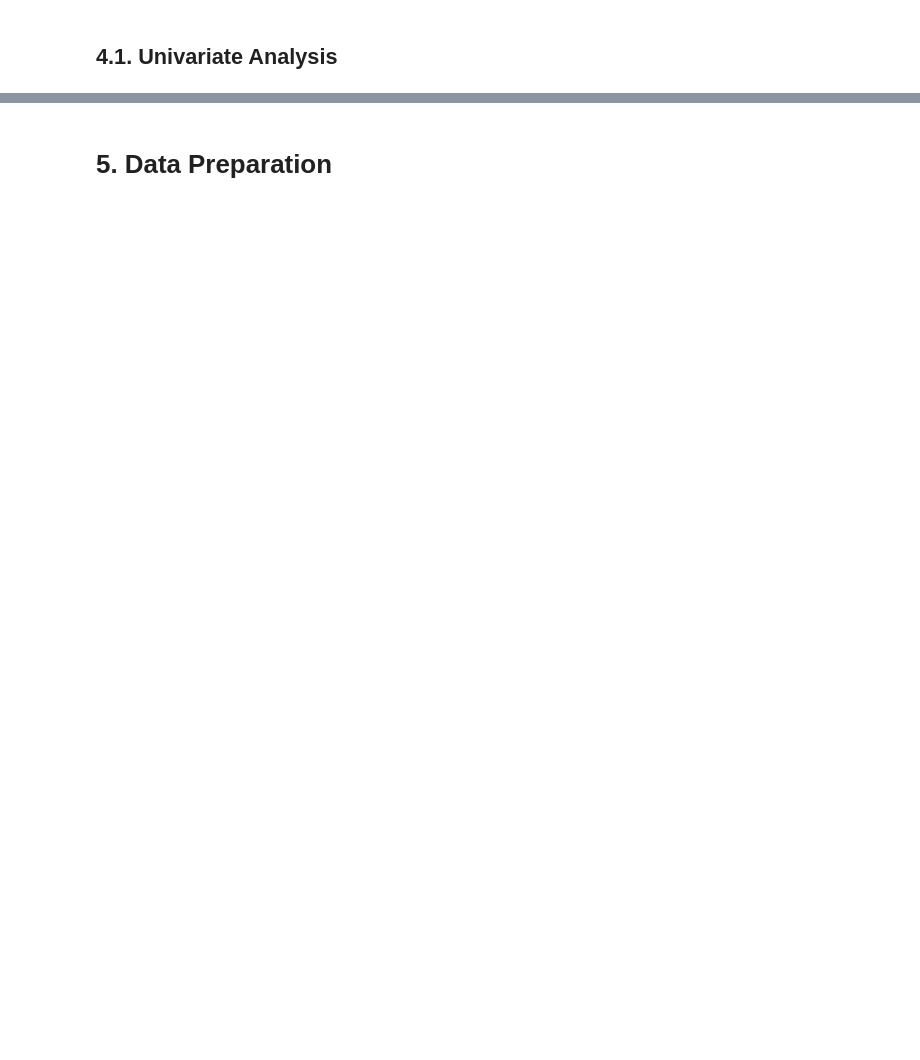
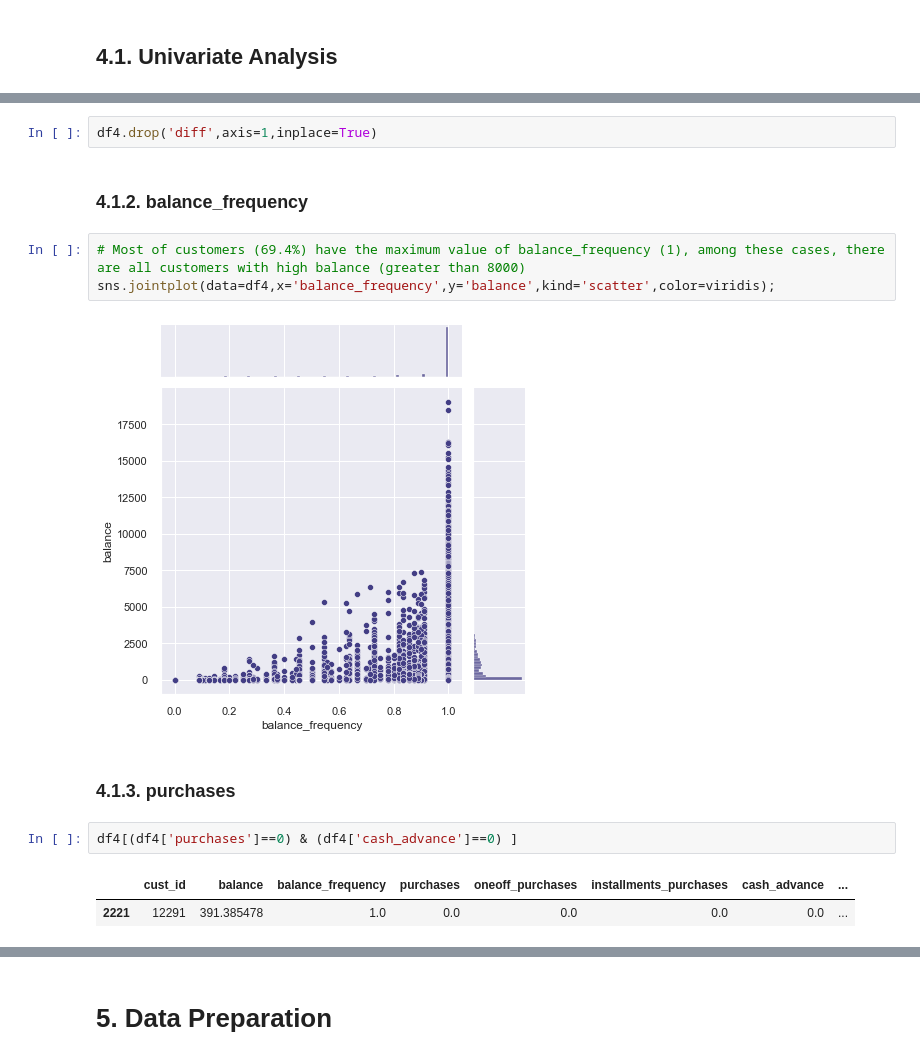
Before and after one commit to Matheus-Homem/international_bank_marketing, a Jupyter notebook: notebooks/c4_exploratory_data_analysis.ipynb, the cells around one changed output, grey strips where cells are left out. Saved outputs shown, nothing was run; the diff lists cells and outputs as text; blank space fills up the shorter version.

```diff
--- a/notebooks/c4_exploratory_data_analysis.ipynb
+++ b/notebooks/c4_exploratory_data_analysis.ipynb
@@ -246,0 +292,16 @@ for k in range(16):
+# %%
+df4.drop('diff',axis=1,inplace=True)
+# %% [markdown]
+### 4.1.2. balance_frequency
+# %%
+# Most of customers (69.4%) have the maximum value of balance_frequency (1), among these cases, there are all customers with high balance (greater than 8000)
+sns.jointplot(data=df4,x='balance_frequency',y='balance',kind='scatter',color=viridis);
+# %% [output]
+[figure, added]
+# %% [markdown]
+### 4.1.3. purchases
+# %%
+df4[(df4['purchases']==0) & (df4['cash_advance']==0) ]
+# %% [output]
+|  | cust_id | balance | balance_frequency | purchases | oneoff_purchases | installments_purchases | cash_advance | ... |
+| 2221 | 12291 | 391.385478 | 1.0 | 0.0 | 0.0 | 0.0 | 0.0 | ... |
```
Also changed, not shown: parts of 32 cells of this notebook.
